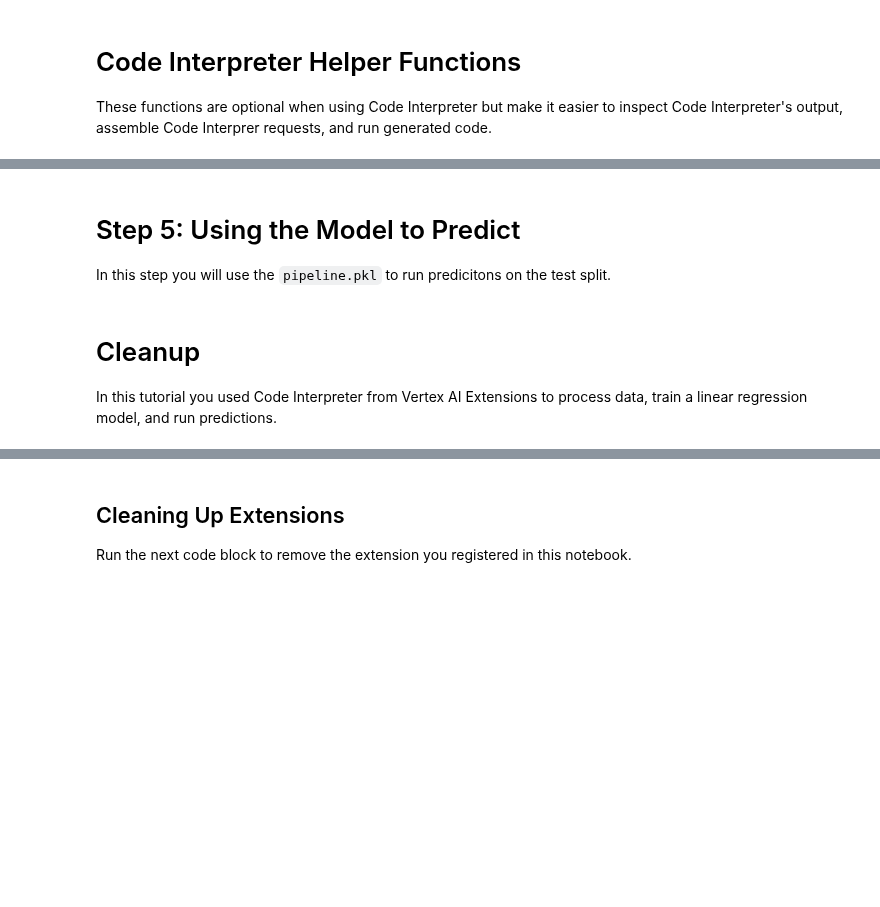
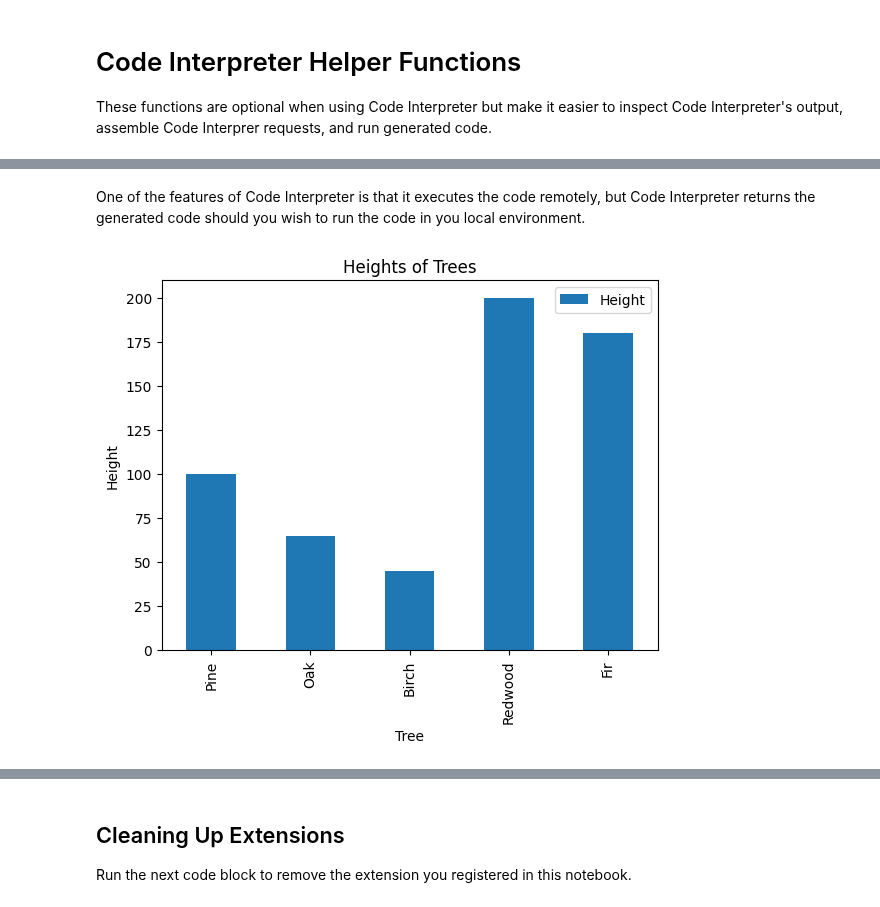
Before and after one commit to GoogleCloudPlatform/applied-ai-engineering-samples, a Jupyter notebook: genai-on-vertex-ai/vertex_ai_extensions/notebooks/data_science_code_interpreter.ipynb, the cells around one changed output, grey strips where cells are left out. Saved outputs shown, nothing was run; the diff lists cells and outputs as text; code cells hidden in the pictures; blank space fills up the shorter version.

```diff
--- a/genai-on-vertex-ai/vertex_ai_extensions/notebooks/data_science_code_interpreter.ipynb
+++ b/genai-on-vertex-ai/vertex_ai_extensions/notebooks/data_science_code_interpreter.ipynb
@@ -917,10 +522,0 @@ Remove outliers using quantiles between 0.05 and 0.95.
-# %%
-instr = """
-Print the initial number of rows.
-Remove any outliers in numeric columns based on quantiles between 0.05 and 0.95.
-Write the new dataset in students_clean_v2.csv.
-Print the total number of rows after removing outliers.
-"""
-
-response = run_code_interpreter(instructions=instr, filenames= ['students_clean.csv'])
-process_response(response)
@@ -933,7 +522,0 @@ Create a training set and an evaluation set with an 80%/20% split.
-# %%
-instr = """
-Split the data into 2 files. 80% in train.csv and 20% in evaluate.csv.
-Print the number of rows in each file excluding the header."""
-
-response = run_code_interpreter(instructions=instr, filenames= ['students_clean_v2.csv'])
-process_response(response)
@@ -944,32 +523,6 @@ Now train a model to predict the Maths score based on other attributes, excludin
-# %%
-model_training_instruction = """
-Train a regression model to predict Maths score based on other fields.
-Exclude Reading and Writing and StudentID columns, and separate the Maths column as a label.
-Use the rest of the columns to train a model to predict the Maths score.
-All the columns apart from the label are categorical so treat them as such.
-Use a sklearn pipeline to do data transformations and modeling together.
-At the end export the pipeline as pipeline.pkl.
-Do not split the data, the file is only the training data.
-Report back MAE and R2 using the training data.
-Do not use sklearn.externals.
-"""
-
-response = run_code_interpreter(model_training_instruction, ['train.csv'])
-process_response(response)
-# %% [markdown]
-# Step 5: Using the Model to Predict
-In this step you will use the `pipeline.pkl` to run predicitons on the test split.
-# %%
-model_predict_instruction = """
-Load the .pkl file and run predictions on evaluate.csv.
-Export predictions in a new predictions.csv.
-The prediction should be in new column called 'pred'.
-Calculate and print MAE and R2 using columns Maths and pred.
-Do not use sklearn.externals.
-"""
-
-response = run_code_interpreter(model_predict_instruction, ['pipeline.pkl','evaluate.csv'])
-process_response(response)
-# %% [markdown]
-# Cleanup
-In this tutorial you used Code Interpreter from Vertex AI Extensions to process data, train a linear regression model, and run predictions.
+# %% [markdown]
+One of the features of Code Interpreter is that it executes the code remotely, but Code Interpreter returns the generated code should you wish to run the code in you local environment.
+# %%
+run_locally(response)
+# %% [output]
+[figure, added]
```
Also changed, not shown: parts of 104 cells of this notebook.
